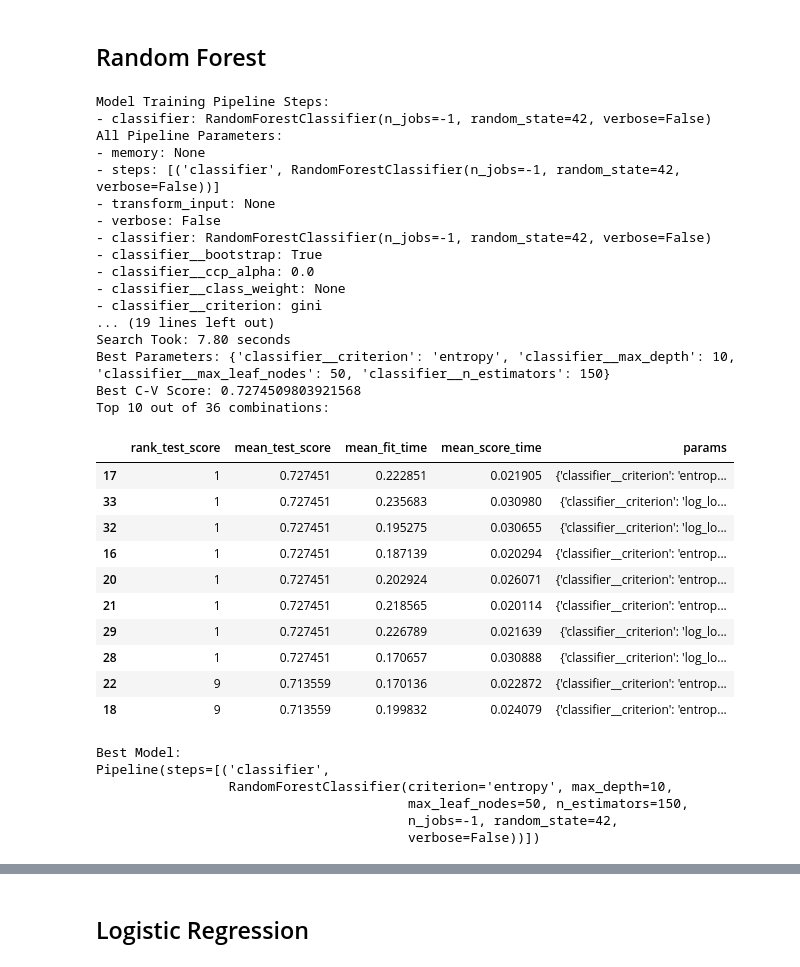
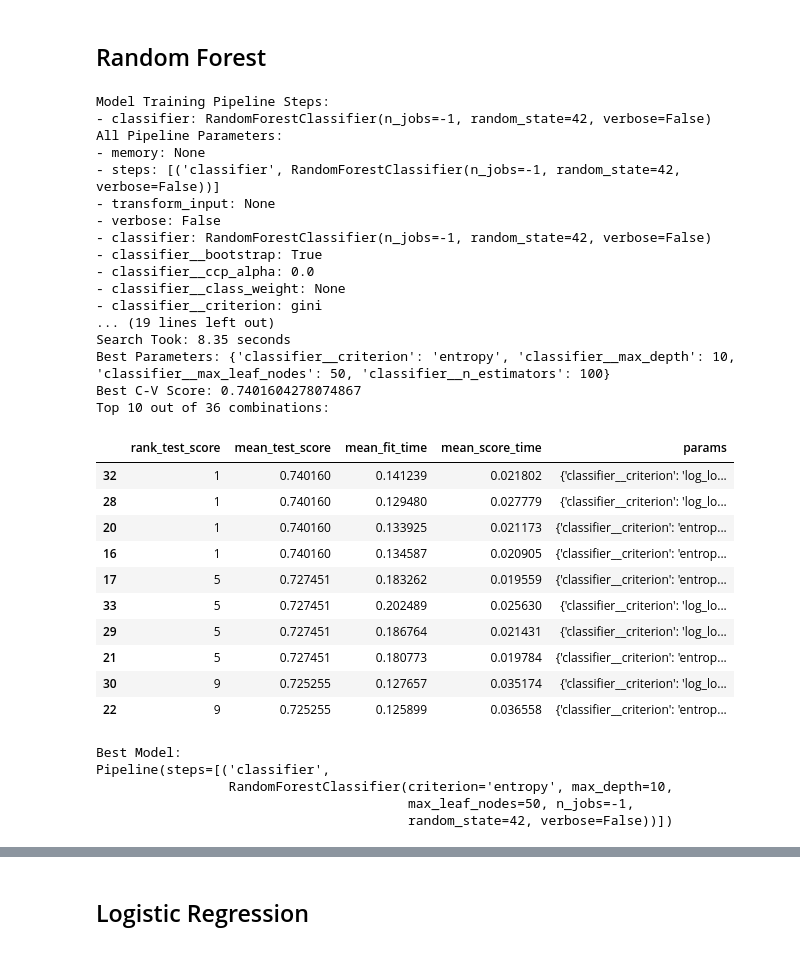
Before and after one commit to StuartG24/EEG_ML_Pipeline, a Jupyter notebook: Notebooks/2_ML_Features_Selection_Training_v6.ipynb, the cells around one changed output, grey strips where cells are left out. Drawn from its saved outputs; the diff is of its cells as text; code cells hidden in the pictures.

```diff
--- a/Notebooks/2_ML_Features_Selection_Training_v6.ipynb
+++ b/Notebooks/2_ML_Features_Selection_Training_v6.ipynb
@@ -640,12 +662,12 @@ model_pipeline = Pipeline([
 
 grid_params = {
     'classifier__criterion': ['gini', 'entropy', 'log_loss'],     # Default gini. Tree split evaluation function
-    'classifier__n_estimators': [150, 175],                       # Default 100. Number of trees
-    'classifier__max_depth': [2, 10, None],                          # Default none, unlimited
+    'classifier__n_estimators': [100, 150],                       # Default 100. Number of trees
+    'classifier__max_depth': [3, 10, 15],                         # Default none, unlimited ... but don't want to overfit
+    # 'classifier__max_features': [0.8, 2],           # Default is sqrt
     'classifier__max_leaf_nodes': [50, None],                     # Default none, unlimited
     # 'randomforestclassifier__min_samples_split': [2, 5],
-    # 'classifier__class_weight': [None, 'balanced']
-                            # Balanced gives more importance to minority classes ... ?? Improves recall at the expense of precision
+    # 'classifier__class_weight': [None, 'balanced']              # Balanced gives more importance to minority classes ... ?? Improves recall at the expense of precision
     }
 
 # # Straight k-fold cross-validation
@@ -669,52 +691,51 @@ start_time = time.perf_counter()
 grid_search.fit(X_train_transformed, y_train)
 duration = time.perf_counter() - start_time
 
 # Checkpoint - Model Training Details
 ml_model_pipeline_details(model_pipeline)
 print('\n')
 grid_search_results(grid_search, duration)
 print(f'Best Model: \n{grid_search.best_estimator_}')
 
 # Retain the best model & save it, as well aas the grid search
 model_randforest = grid_search.best_estimator_
 
 cloudpickle.dump(grid_search, open(run_results_path + '/' + 'grid_search_randforest.pkl', 'wb'))
 cloudpickle.dump(model_randforest, open(run_results_path + '/' + 'model_randforest.pkl', 'wb'))
 # %% [output]
 Model Training Pipeline Steps:
 - classifier: RandomForestClassifier(n_jobs=-1, random_state=42, verbose=False)
 All Pipeline Parameters:
 - memory: None
 - steps: [('classifier', RandomForestClassifier(n_jobs=-1, random_state=42, verbose=False))]
 - transform_input: None
 - verbose: False
 - classifier: RandomForestClassifier(n_jobs=-1, random_state=42, verbose=False)
 - classifier__bootstrap: True
 - classifier__ccp_alpha: 0.0
 - classifier__class_weight: None
 - classifier__criterion: gini
 ... (19 lines left out)
-Search Took: 7.80 seconds
-Best Parameters: {'classifier__criterion': 'entropy', 'classifier__max_depth': 10, 'classifier__max_leaf_nodes': 50, 'classifier__n_estimators': 150}
-Best C-V Score: 0.7274509803921568
+Search Took: 8.35 seconds
+Best Parameters: {'classifier__criterion': 'entropy', 'classifier__max_depth': 10, 'classifier__max_leaf_nodes': 50, 'classifier__n_estimators': 100}
+Best C-V Score: 0.7401604278074867
 Top 10 out of 36 combinations:
 |  | rank_test_score | mean_test_score | mean_fit_time | mean_score_time | params |
-| 17 | 1 | 0.727451 | 0.222851 | 0.021905 | {'classifier__criterion': 'entrop... |
-| 33 | 1 | 0.727451 | 0.235683 | 0.030980 | {'classifier__criterion': 'log_lo... |
-| 32 | 1 | 0.727451 | 0.195275 | 0.030655 | {'classifier__criterion': 'log_lo... |
-| 16 | 1 | 0.727451 | 0.187139 | 0.020294 | {'classifier__criterion': 'entrop... |
-| 20 | 1 | 0.727451 | 0.202924 | 0.026071 | {'classifier__criterion': 'entrop... |
-| 21 | 1 | 0.727451 | 0.218565 | 0.020114 | {'classifier__criterion': 'entrop... |
-| 29 | 1 | 0.727451 | 0.226789 | 0.021639 | {'classifier__criterion': 'log_lo... |
-| 28 | 1 | 0.727451 | 0.170657 | 0.030888 | {'classifier__criterion': 'log_lo... |
-| 22 | 9 | 0.713559 | 0.170136 | 0.022872 | {'classifier__criterion': 'entrop... |
-| 18 | 9 | 0.713559 | 0.199832 | 0.024079 | {'classifier__criterion': 'entrop... |
+| 32 | 1 | 0.740160 | 0.141239 | 0.021802 | {'classifier__criterion': 'log_lo... |
+| 28 | 1 | 0.740160 | 0.129480 | 0.027779 | {'classifier__criterion': 'log_lo... |
+| 20 | 1 | 0.740160 | 0.133925 | 0.021173 | {'classifier__criterion': 'entrop... |
+| 16 | 1 | 0.740160 | 0.134587 | 0.020905 | {'classifier__criterion': 'entrop... |
+| 17 | 5 | 0.727451 | 0.183262 | 0.019559 | {'classifier__criterion': 'entrop... |
+| 33 | 5 | 0.727451 | 0.202489 | 0.025630 | {'classifier__criterion': 'log_lo... |
+| 29 | 5 | 0.727451 | 0.186764 | 0.021431 | {'classifier__criterion': 'log_lo... |
+| 21 | 5 | 0.727451 | 0.180773 | 0.019784 | {'classifier__criterion': 'entrop... |
+| 30 | 9 | 0.725255 | 0.127657 | 0.035174 | {'classifier__criterion': 'log_lo... |
+| 22 | 9 | 0.725255 | 0.125899 | 0.036558 | {'classifier__criterion': 'entrop... |
 Best Model:
 Pipeline(steps=[('classifier',
                  RandomForestClassifier(criterion='entropy', max_depth=10,
-                                        max_leaf_nodes=50, n_estimators=150,
-                                        n_jobs=-1, random_state=42,
-                                        verbose=False))])
+                                        max_leaf_nodes=50, n_jobs=-1,
+                                        random_state=42, verbose=False))])
 # %%
 # Model Predictions & Evaluation
 #
```
Also changed, not shown: parts of 14 cells of this notebook, 6 other files.
